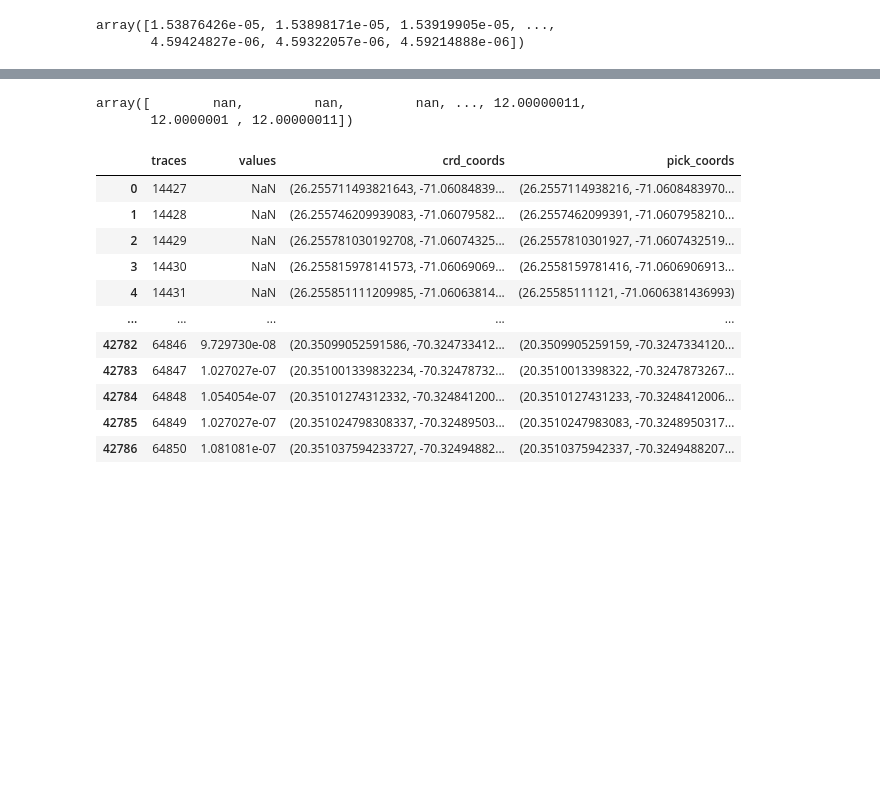
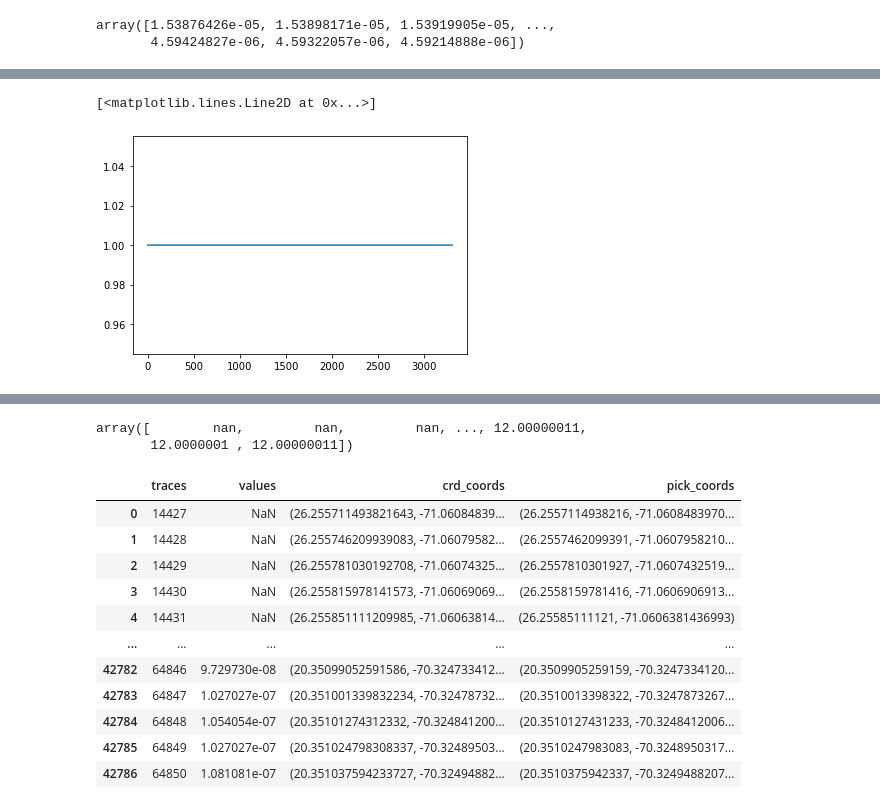
Before and after one commit to stvnfrnk/Cradar, a Jupyter notebook: Cradar/tests.ipynb, the cells around one changed output, grey strips where cells are left out. Drawn from its saved outputs; the diff is of its cells as text; code cells hidden in the pictures; blank space fills up the shorter version.

```diff
--- a/Cradar/tests.ipynb
+++ b/Cradar/tests.ipynb
@@ -163,0 +356,13 @@ array([           nan,            nan,            nan, ...,
+# %%
+surf = pd.read_csv('CHIRP_Surface_TWT_V1.0.csv', sep='\t')
+surf = surf[surf['Segment'] == '20190107_01']
+surf = surf[surf['Frame'] == 3]
+surf = surf[['Segment', 'Frame', 'CMP', 'Surf_TWT']]
+
+surf['Frame_'] = surf['Segment'].astype(str) + '_00' + surf['Frame'].astype(str)
+surf = surf.reset_index(drop=True)
+
+plt.plot(np.diff(surf['CMP']))
+# %% [output]
+[<matplotlib.lines.Line2D at 0x...>]
+[figure, added]
```
Also changed, not shown: parts of 16 cells of this notebook, 1 other file.
